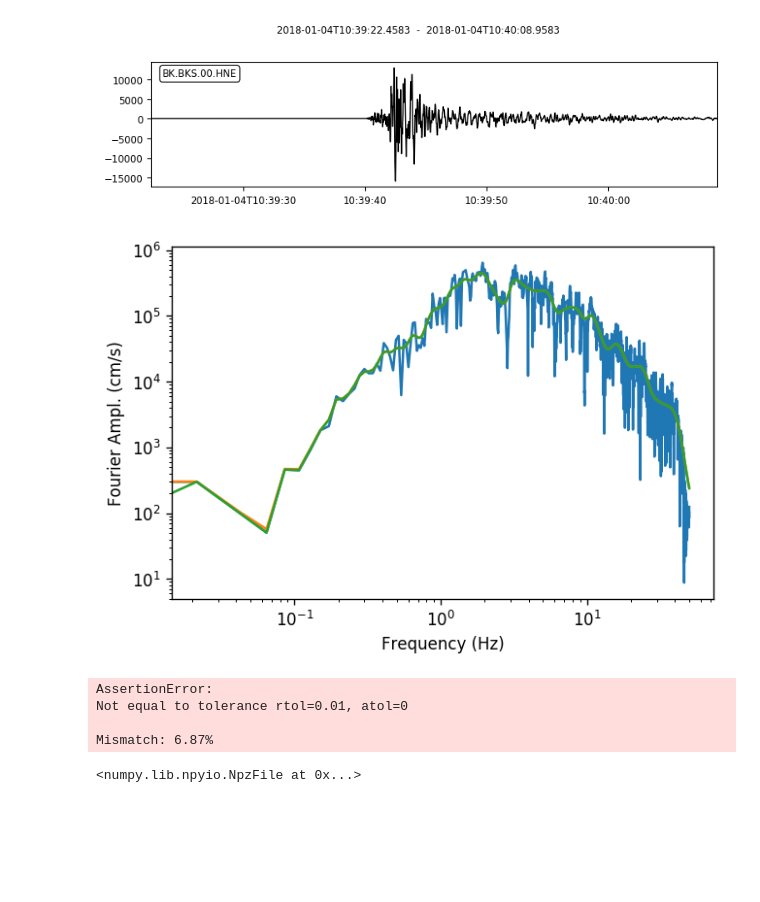
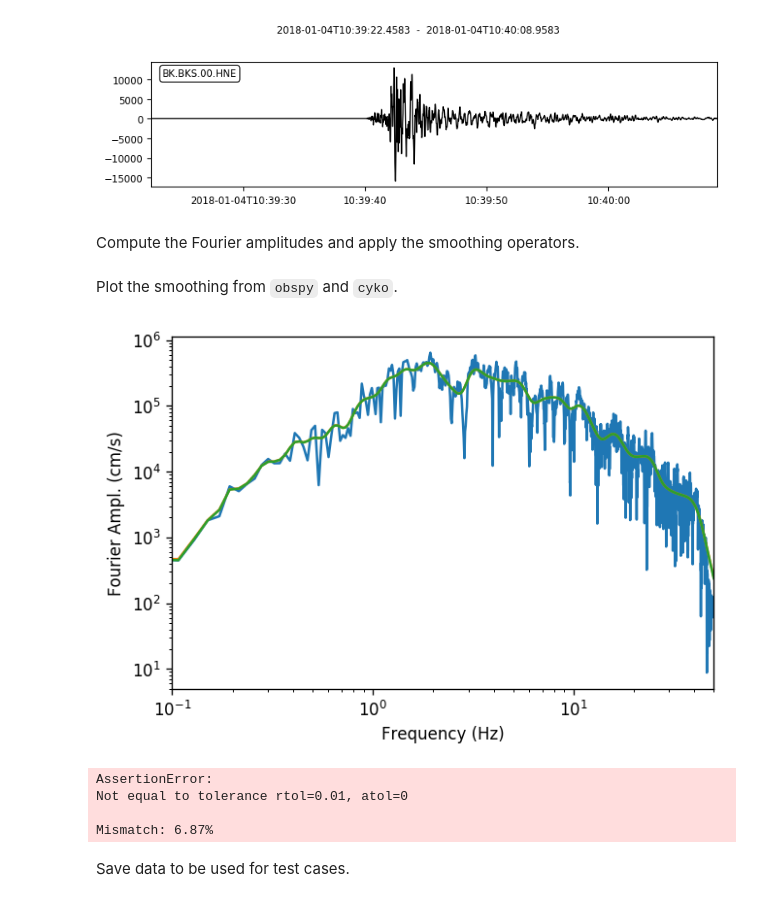
Before and after one commit to arkottke/pykooh, a Jupyter notebook: example.ipynb, the cells around one changed output. Cells and saved outputs as stored; diff of their text form; code cells hidden in the pictures; blank space fills up the shorter version.

```diff
--- a/example.ipynb
+++ b/example.ipynb
@@ -16,6 +20,8 @@ trace = obspy.read('tests/data/example_ts.mseed').traces[0]
 trace.plot();
 # %% [output]
 [figure]
+# %% [markdown]
+Compute the Fourier amplitudes and apply the smoothing operators.
 # %%
 fourier_amps = np.abs(np.fft.rfft(trace.data))
 freqs = np.fft.rfftfreq(len(trace), d=trace.stats['delta'])
@@ -28,18 +34,20 @@ bandwidth = 30
 ko_amps = konno_ohmachi_smoothing(fourier_amps, freqs, bandwidth, normalize=True)
 # %%
 cyko_amps = cyko.smooth(freqs, freqs, fourier_amps, bandwidth)
+# %% [markdown]
+Plot the smoothing from `obspy` and `cyko`.
 # %%
 fig, ax = plt.subplots()
 ax.plot(freqs, fourier_amps, label='Original')
 ax.plot(freqs, ko_amps, label='Smoothed (Obspy)')
 ax.plot(freqs, cyko_amps, label='Smoothed (cyko)')
 ax.set(
-    xlabel='Frequency (Hz)', xscale='log',
+    xlabel='Frequency (Hz)', xscale='log', xlim=(0.1, 50),
     ylabel='Fourier Ampl. (cm/s)', yscale='log'
 )
 fig;
 # %% [output]
-[figure, old version]
+[figure, new version]
 # %%
 mask = (freqs > 0.2)
 np.testing.assert_allclose(ko_amps[mask], cyko_amps[mask], rtol=0.01)
@@ -48,6 +56,8 @@ AssertionError:
 Not equal to tolerance rtol=0.01, atol=0
 
 Mismatch: 6.87%
+# %% [markdown]
+Save data to be used for test cases.
 # %%
 np.savez(
     'tests/data/test_data.npz',
@@ -59,4 +66,0 @@ data = np.load('tests/data/test_data.npz')
-# %%
-data
-# %% [output]
-<numpy.lib.npyio.NpzFile at 0x...>
```
Also changed, not shown: parts of 5 cells of this notebook, 1 other file.
